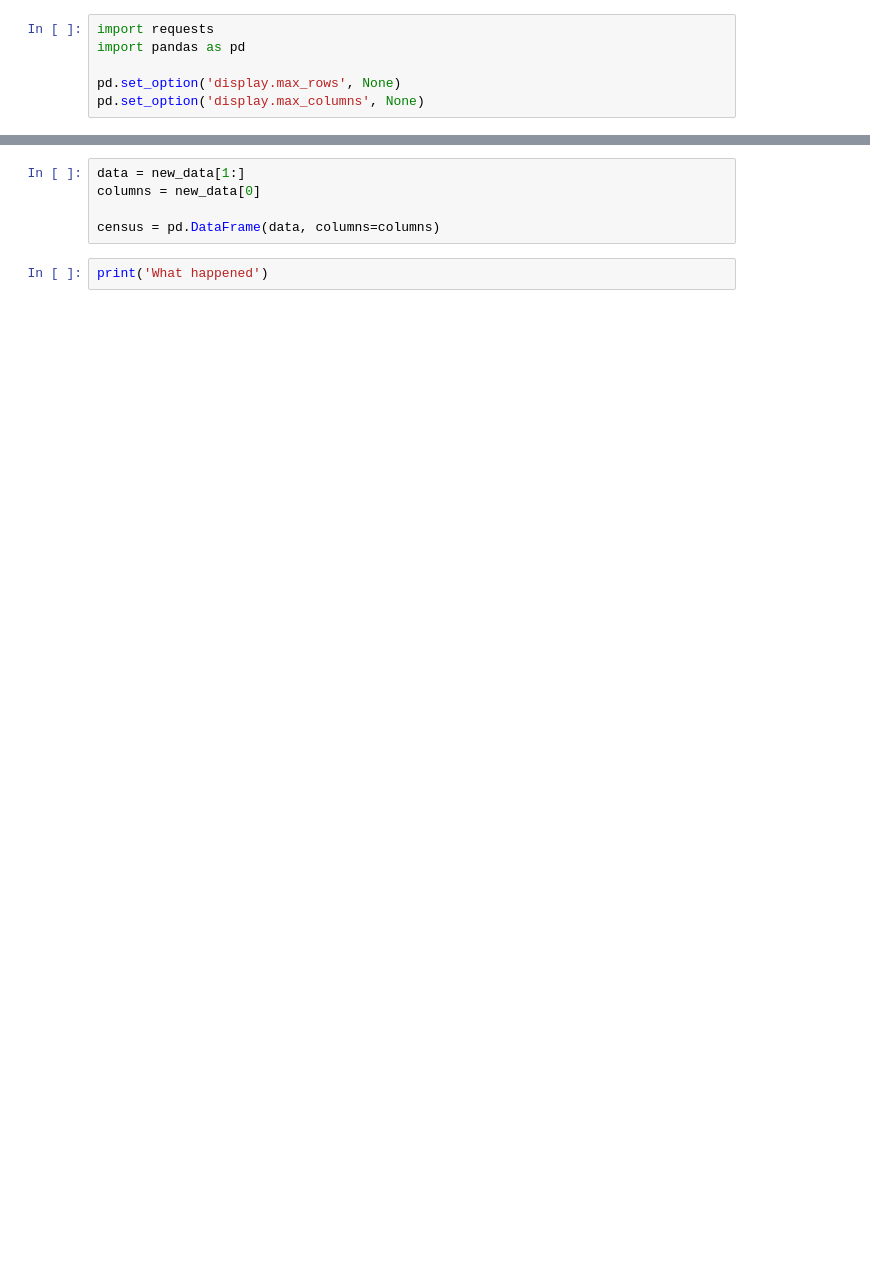
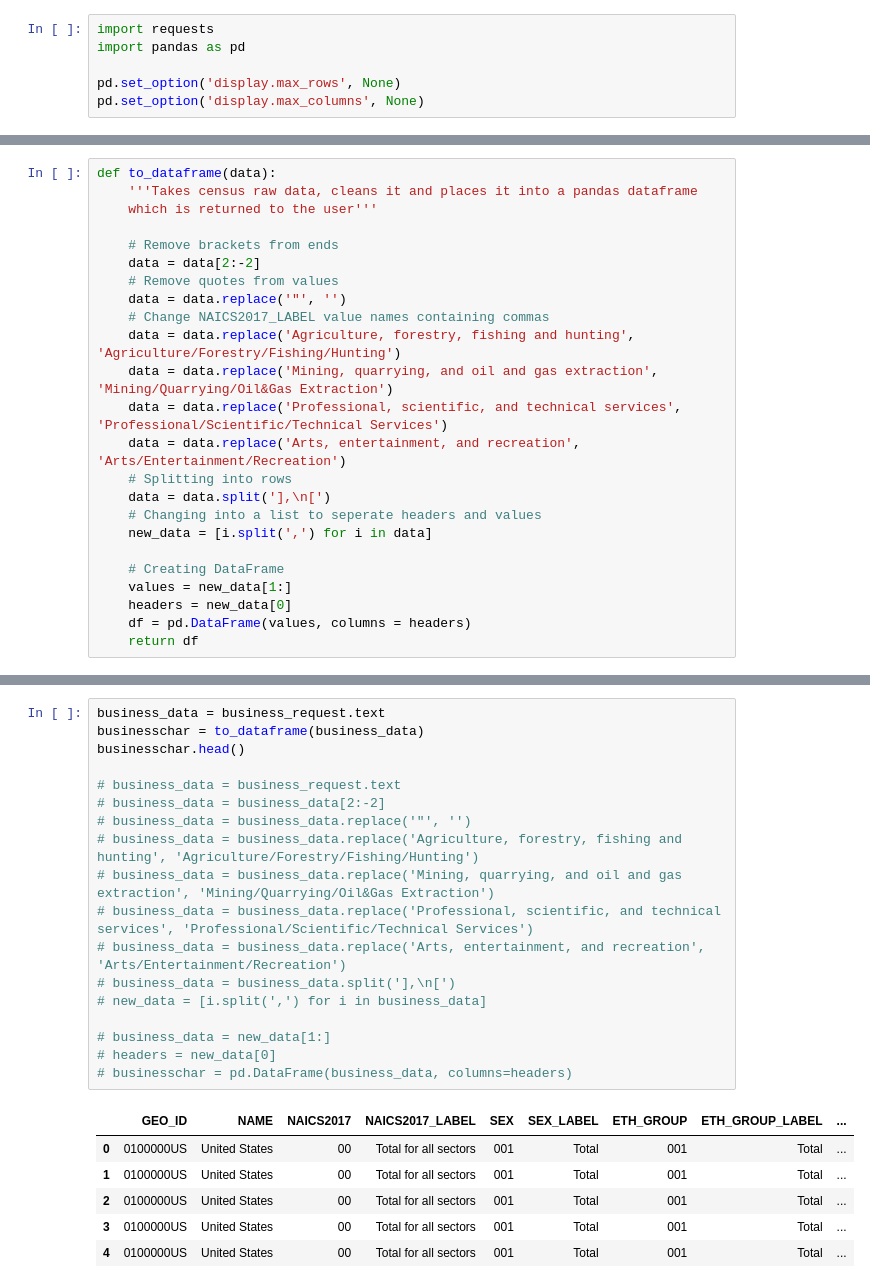
Before and after one commit to CMatador/asmt-8, a Jupyter notebook: etl.ipynb, the cells around one changed output, grey strips where cells are left out. Drawn from its saved outputs; the diff is of its cells as text; blank space fills up the shorter version.

Commit message:
created function for preliminary cleaning

```diff
--- a/etl.ipynb
+++ b/etl.ipynb
@@ -14 +23,25 @@ request = requests.get(url)
+# %%
+def to_dataframe(data):
+    '''Takes census raw data, cleans it and places it into a pandas dataframe
+    which is returned to the user'''
+
+    # Remove brackets from ends
+    data = data[2:-2]
+    # Remove quotes from values
+    data = data.replace('"', '')
+    # Change NAICS2017_LABEL value names containing commas
+    data = data.replace('Agriculture, forestry, fishing and hunting', 'Agriculture/Forestry/Fishing/Hunting')
+    data = data.replace('Mining, quarrying, and oil and gas extraction', 'Mining/Quarrying/Oil&Gas Extraction')
+    data = data.replace('Professional, scientific, and technical services', 'Professional/Scientific/Technical Services')
+    data = data.replace('Arts, entertainment, and recreation', 'Arts/Entertainment/Recreation')
+    # Splitting into rows
+    data = data.split('],\n[')
+    # Changing into a list to seperate headers and values
+    new_data = [i.split(',') for i in data]
+
+    # Creating DataFrame
+    values = new_data[1:]
+    headers = new_data[0]
+    df = pd.DataFrame(values, columns = headers)
+    return df
 # %%
@@ -30,7 +77,25 @@ new_data = [i.split(',') for i in data]
-# %%
-data = new_data[1:]
-columns = new_data[0]
-
-census = pd.DataFrame(data, columns=columns)
-# %%
-print('What happened')
+# %%
+business_data = business_request.text
+businesschar = to_dataframe(business_data)
+businesschar.head()
+
+# business_data = business_request.text
+# business_data = business_data[2:-2]
+# business_data = business_data.replace('"', '')
+# business_data = business_data.replace('Agriculture, forestry, fishing and hunting', 'Agriculture/Forestry/Fishing/Hunting')
+# business_data = business_data.replace('Mining, quarrying, and oil and gas extraction', 'Mining/Quarrying/Oil&Gas Extraction')
+# business_data = business_data.replace('Professional, scientific, and technical services', 'Professional/Scientific/Technical Services')
+# business_data = business_data.replace('Arts, entertainment, and recreation', 'Arts/Entertainment/Recreation')
+# business_data = business_data.split('],\n[')
+# new_data = [i.split(',') for i in business_data]
+
+# business_data = new_data[1:]
+# headers = new_data[0]
+# businesschar = pd.DataFrame(business_data, columns=headers)
+# %% [output]
+|  | GEO_ID | NAME | NAICS2017 | NAICS2017_LABEL | SEX | SEX_LABEL | ETH_GROUP | ETH_GROUP_LABEL | ... |
+| 0 | 0100000US | United States | 00 | Total for all sectors | 001 | Total | 001 | Total | ... |
+| 1 | 0100000US | United States | 00 | Total for all sectors | 001 | Total | 001 | Total | ... |
+| 2 | 0100000US | United States | 00 | Total for all sectors | 001 | Total | 001 | Total | ... |
+| 3 | 0100000US | United States | 00 | Total for all sectors | 001 | Total | 001 | Total | ... |
+| 4 | 0100000US | United States | 00 | Total for all sectors | 001 | Total | 001 | Total | ... |
```
Also changed, not shown: parts of 4 cells of this notebook.
